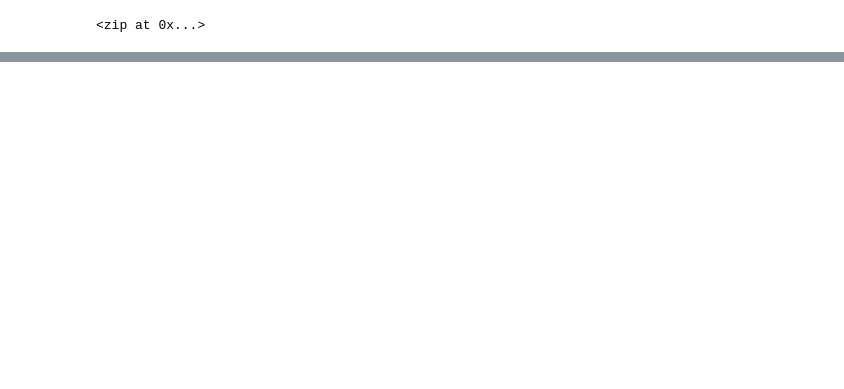
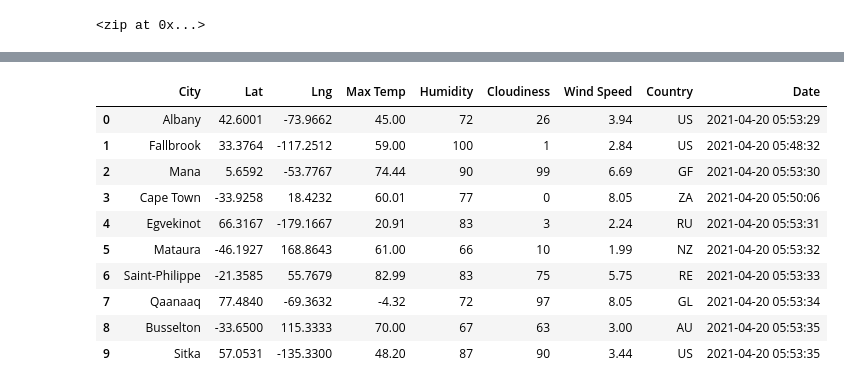
Before and after one commit to VAlphonso/World_Weather_Analysis, a Jupyter notebook: WeatherPy.ipynb, the cells around one changed output, grey strips where cells are left out. Cells and saved outputs as stored; diff of their text form; code cells hidden in the pictures; blank space fills up the shorter version.

```diff
--- a/WeatherPy.ipynb
+++ b/WeatherPy.ipynb
@@ -34,0 +125,16 @@ len(cities)
+# %%
+# Convert the array of dictionaries to a Pandas DataFrame.
+city_data_df = pd.DataFrame(city_data)
+city_data_df.head(10)
+# %% [output]
+|  | City | Lat | Lng | Max Temp | Humidity | Cloudiness | Wind Speed | Country | Date |
+| 0 | Albany | 42.6001 | -73.9662 | 45.00 | 72 | 26 | 3.94 | US | 2021-04-20 05:53:29 |
+| 1 | Fallbrook | 33.3764 | -117.2512 | 59.00 | 100 | 1 | 2.84 | US | 2021-04-20 05:48:32 |
+| 2 | Mana | 5.6592 | -53.7767 | 74.44 | 90 | 99 | 6.69 | GF | 2021-04-20 05:53:30 |
+| 3 | Cape Town | -33.9258 | 18.4232 | 60.01 | 77 | 0 | 8.05 | ZA | 2021-04-20 05:50:06 |
+| 4 | Egvekinot | 66.3167 | -179.1667 | 20.91 | 83 | 3 | 2.24 | RU | 2021-04-20 05:53:31 |
+| 5 | Mataura | -46.1927 | 168.8643 | 61.00 | 66 | 10 | 1.99 | NZ | 2021-04-20 05:53:32 |
+| 6 | Saint-Philippe | -21.3585 | 55.7679 | 82.99 | 83 | 75 | 5.75 | RE | 2021-04-20 05:53:33 |
+| 7 | Qaanaaq | 77.4840 | -69.3632 | -4.32 | 72 | 97 | 8.05 | GL | 2021-04-20 05:53:34 |
+| 8 | Busselton | -33.6500 | 115.3333 | 70.00 | 67 | 63 | 3.00 | AU | 2021-04-20 05:53:35 |
+| 9 | Sitka | 57.0531 | -135.3300 | 48.20 | 87 | 90 | 3.44 | US | 2021-04-20 05:53:35 |
```
Also changed, not shown: parts of 6 cells of this notebook, 4 other files.
